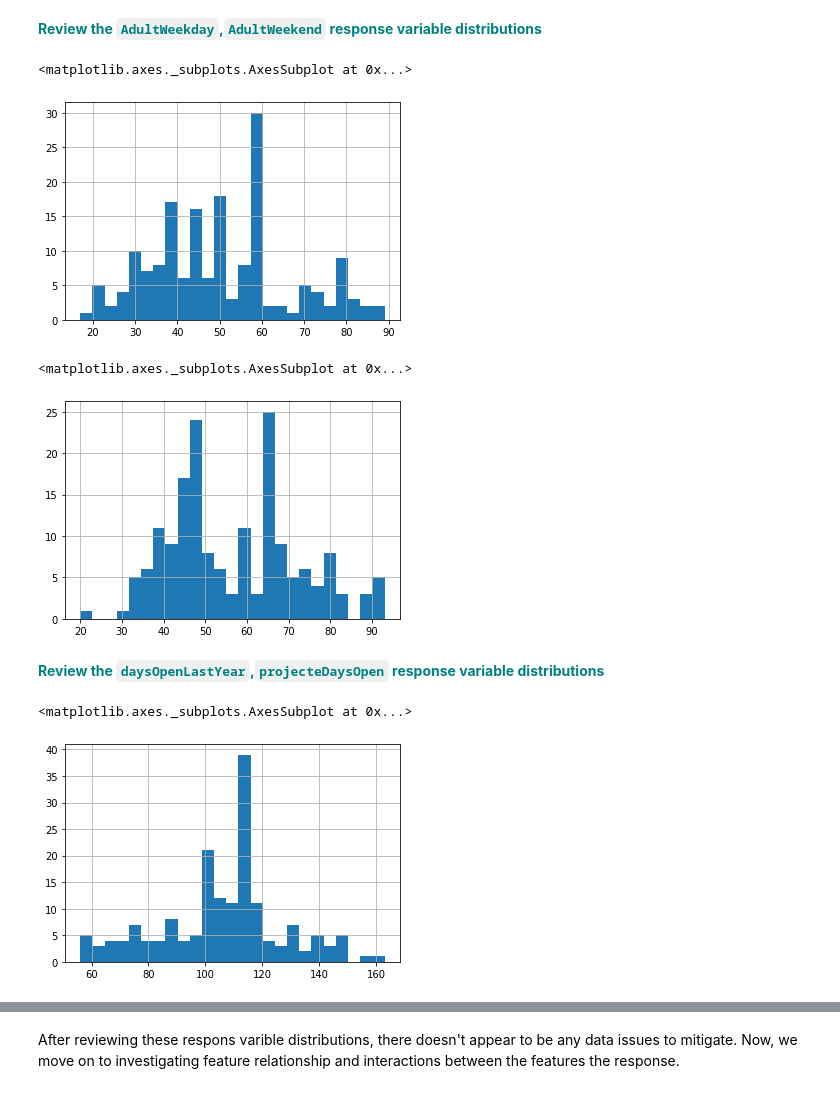
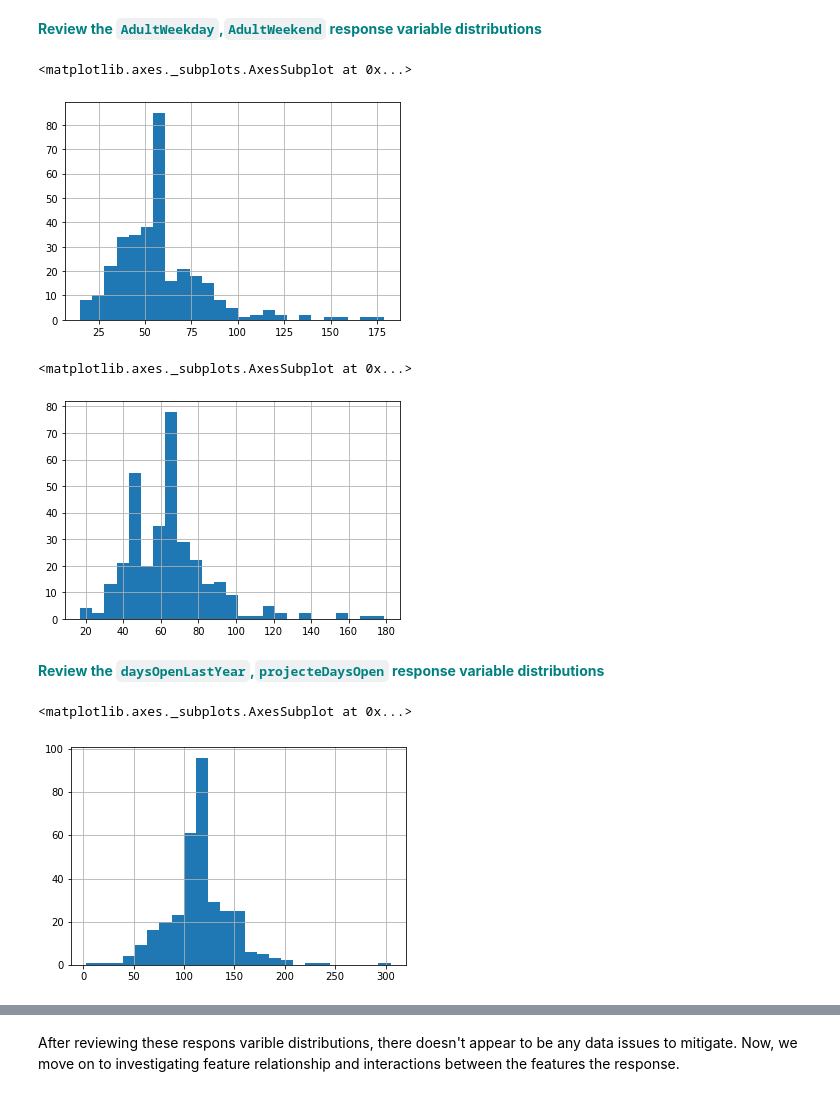
Before and after one commit to ddddaisi/Guided_Capstone, a Jupyter notebook: Notebook_stepthree.ipynb, the cells around one changed output, grey strips where cells are left out. Drawn from its saved outputs; the diff is of its cells as text; code cells hidden in the pictures.

```diff
--- a/Notebook_stepthree.ipynb
+++ b/Notebook_stepthree.ipynb
@@ -220,22 +250,22 @@ There are many possible response variables you could have identified in Step 1 o
 # %%
 # Make a histogram of the 'AdultWeekday' column of the dfno dataframe.
 # You'll want to call hist() on that column
-dfno['AdultWeekday'].hist(bins=25)
+df2['AdultWeekday'].hist(bins=25)
 # %% [output]
 <matplotlib.axes._subplots.AxesSubplot at 0x...>
-[figure, old version]
+[figure, new version]
 # %%
 # Do the same but with the AdultWeekend column
-dfno['AdultWeekend'].hist(bins=25)
+df2['AdultWeekend'].hist(bins=25)
 # %% [output]
 <matplotlib.axes._subplots.AxesSubplot at 0x...>
-[figure, old version]
+[figure, new version]
 # %% [markdown]
 <font color='teal'>**Review the `daysOpenLastYear`,`projecteDaysOpen` response variable distributions**</font>
 # %%
 # Do the same as above! You got this :)
-dfno['daysOpenLastYear'].hist(bins=25)
+df2['daysOpenLastYear'].hist(bins=25)
 # %% [output]
 <matplotlib.axes._subplots.AxesSubplot at 0x...>
-[figure, old version]
+[figure, new version]
 # %%
```
Also changed, not shown: parts of 19 cells of this notebook.
